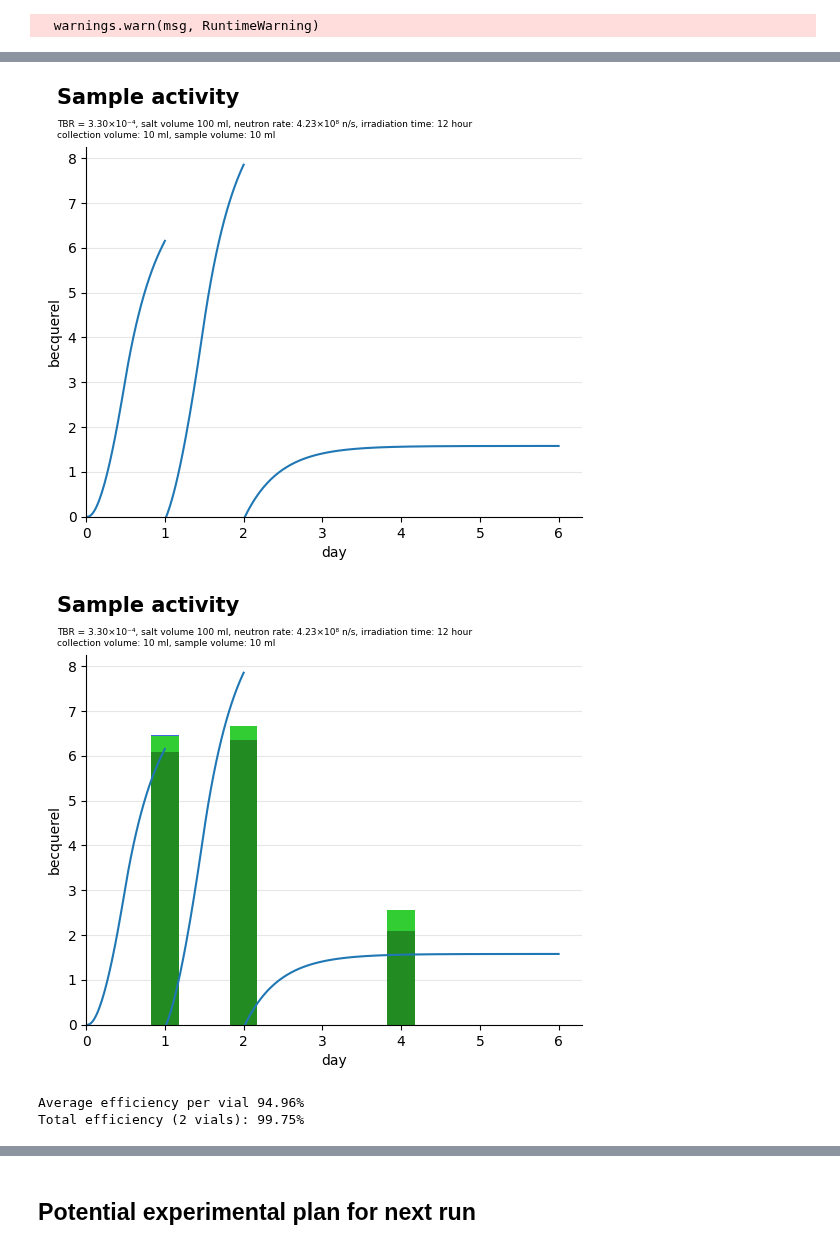
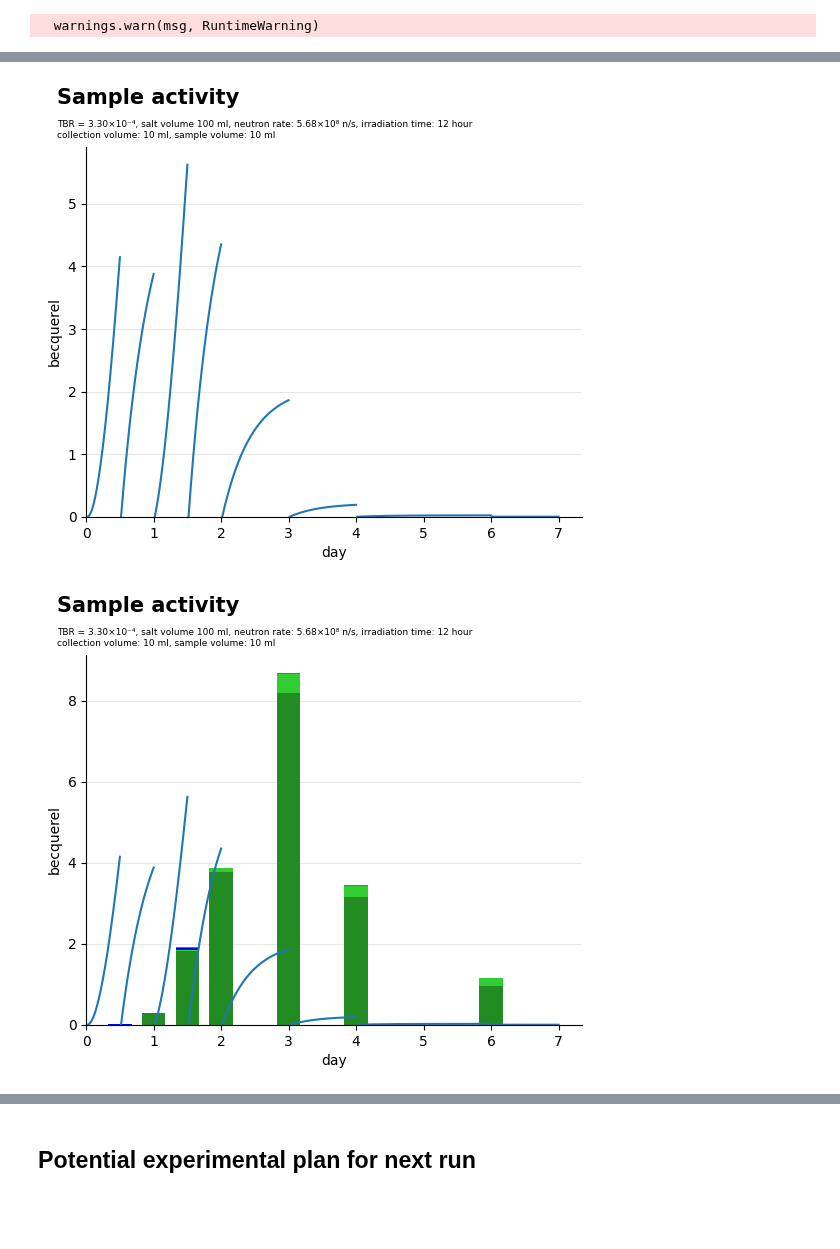
Before and after one commit to LIBRA-project/BABY-100-mL-runs, a Jupyter notebook: baby_run_4.ipynb, the cells around one changed output, grey strips where cells are left out. Cells and saved outputs as stored; diff of their text form; code cells hidden in the pictures; blank space fills up the shorter version.

Commit message:
updated parameters

```diff
--- a/baby_run_4.ipynb
+++ b/baby_run_4.ipynb
@@ -53,7 +74,7 @@ baby_model = Model(
     TBR=3.3e-4 * ureg.particle * ureg.neutron**-1,  # stefano 10/24/2023
 )
 
-fitting_param = 0.82
+fitting_param = 1.1
 
 mass_transport_coeff_factor = 3
 
@@ -70,7 +91,7 @@ baby_model.irradiations = [
 
 baby_model.neutron_rate = fitting_param * (1.2e8 + 3.96e8) * ureg.neutron * ureg.s**-1
 baby_model.dt = 0.4 * ureg.h
-baby_model.run(6 * ureg.day)
+baby_model.run(7 * ureg.day)
 # %% [output]
   warnings.warn(msg, RuntimeWarning)
 # %%
@@ -259,10 +280,12 @@ replacement_times += [
 replacement_times.append(2 * ureg.day)  # after the last irradiation
 replacement_times.append(3 * ureg.day)
 replacement_times.append(4 * ureg.day)
+replacement_times.append(6 * ureg.day)
 
+replacement_times = sorted(replacement_times)
 
 print(replacement_times)
-avg_background = (background_1 + background_2) / 2
+avg_background = background_2
 
 plot_model(
     baby_model,
@@ -427,43 +552,33 @@ for stacked in [True, False]:
 # %%
 plt.figure()
 plot_model(
     model=baby_model,
+    replace_vials=replacement_times,
     walls=False,
     irradiation=False,
     detection_limit=None,
     linelabel=False,
 )
 plt.grid(False)
 plt.grid(True, axis="y", alpha=0.3)
 plt.gca().set_axisbelow(True)
-plt.savefig("baby_run_3/sample_activity_no_exp.svg")
+plt.savefig("baby_run_4/sample_activity_no_exp.svg")
 
 plt.figure()
-plot_bars(index=[1 * ureg.day, 2 * ureg.day, 4 * ureg.day])
+plot_bars(index=[time.to(ureg.day) for time in replacement_times])
 plot_model(
     model=baby_model,
+    replace_vials=replacement_times,
     walls=False,
     irradiation=False,
     detection_limit=None,
     linelabel=False,
 )
 plt.grid(False)
 plt.grid(True, axis="y", alpha=0.3)
 plt.gca().set_axisbelow(True)
-plt.savefig("baby_run_3/sample_activity.svg")
+plt.savefig("baby_run_4/sample_activity.svg")
 # %% [output]
-[figure, old version]
+[figure, new version]
-[figure, old version]
+[figure, new version]
-# %%
-efficiency1 = vial_323 / (vial_323 + vial_324)
-efficiency2 = vial_313 / (vial_313 + vial_314)
-
-avg_eff = np.average([efficiency1, efficiency2])
-nb_vials = 2
-total_eff = 1 - (1 - avg_eff) ** nb_vials
-print(f"Average efficiency per vial {avg_eff:.2%}")
-print(f"Total efficiency ({nb_vials} vials): {total_eff:.2%}")
-# %% [output]
-Average efficiency per vial 94.96%
-Total efficiency (2 vials): 99.75%
 # %%
```
Also changed, not shown: parts of 9 cells of this notebook.
